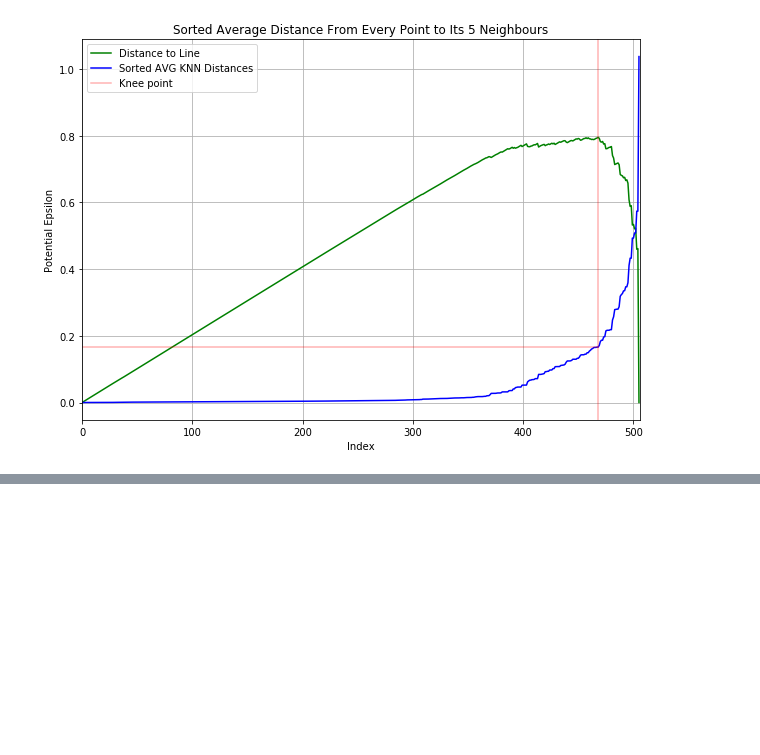
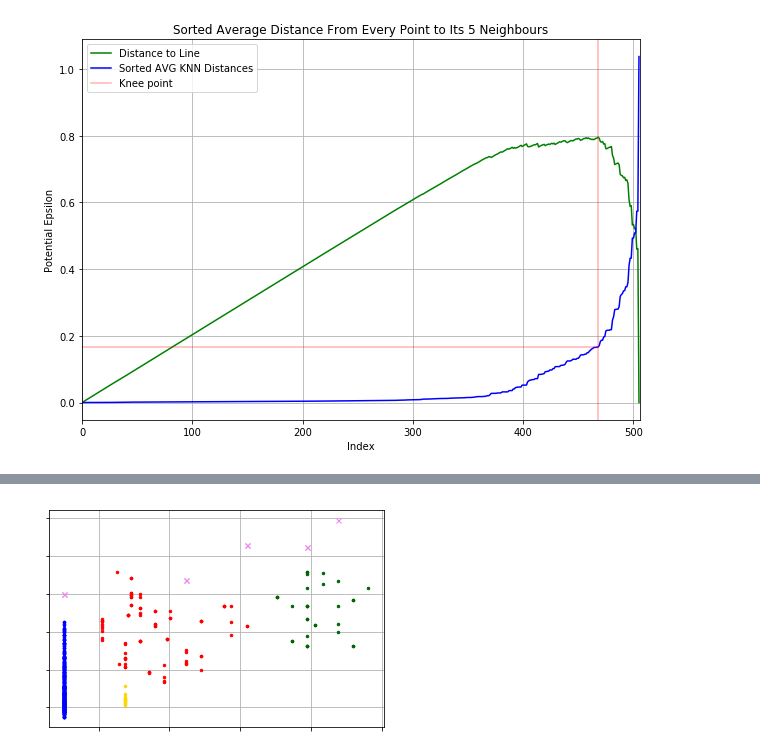
Before and after one commit to v-popov/ds_cheat_sheets, a Jupyter notebook: optics.ipynb, the cells around one changed output, grey strips where cells are left out. Cells and saved outputs as stored; diff of their text form; code cells hidden in the pictures; blank space fills up the shorter version.

```diff
--- a/optics.ipynb
+++ b/optics.ipynb
@@ -173,0 +268,21 @@ plt.grid()
+# %%
+from pyclustering.cluster.dbscan import dbscan
+from pyclustering.cluster import cluster_visualizer
+
+# Sample for cluster analysis.
+sample = x
+# Create DBSCAN algorithm.
+dbscan_instance = dbscan(sample, 0.4771951200605594, 3)
+# Start processing by DBSCAN.
+dbscan_instance.process()
+# Obtain results of clustering.
+clusters = dbscan_instance.get_clusters()
+noise = dbscan_instance.get_noise()
+# %%
+# Visualize clustering results
+visualizer = cluster_visualizer()
+visualizer.append_clusters(clusters, sample)
+visualizer.append_cluster(noise, sample, marker='x')
+visualizer.show();
+# %% [output]
+[figure, added]
```
Also changed, not shown: parts of 16 cells of this notebook.
